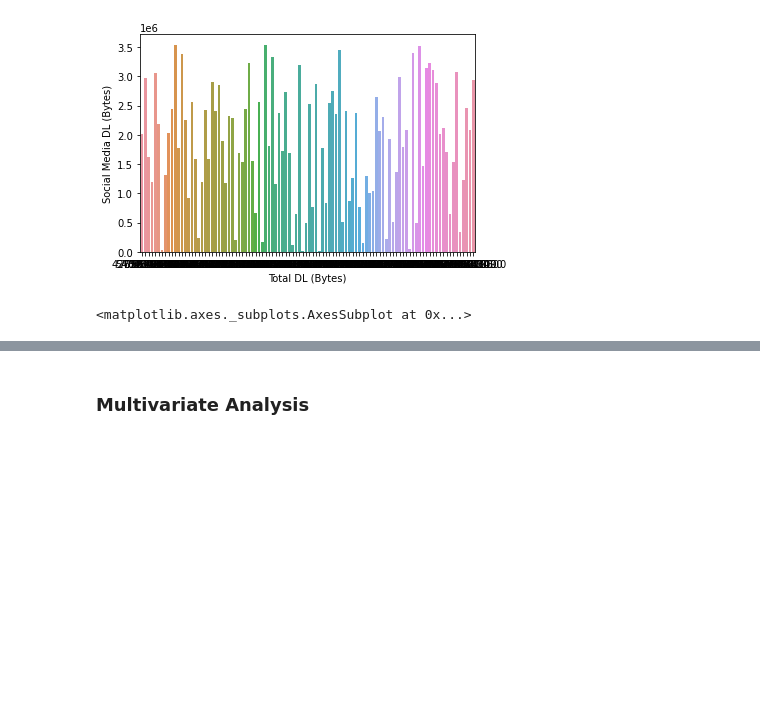
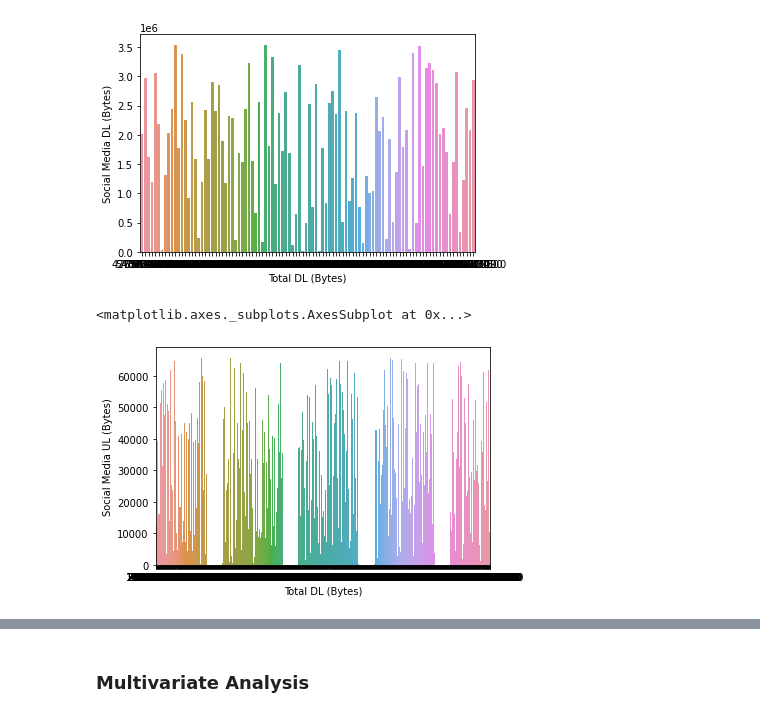
Before and after one commit to YasabnehT/Telecom_Data_Analysis, a Jupyter notebook: notebooks/UserOverviewAnalysis.ipynb, the cells around one changed output, grey strips where cells are left out. Drawn from its saved outputs; the diff is of its cells as text; code cells hidden in the pictures; blank space fills up the shorter version.

```diff
--- a/notebooks/UserOverviewAnalysis.ipynb
+++ b/notebooks/UserOverviewAnalysis.ipynb
@@ -1333,7 +1360,8 @@ sns.barplot(x='Total DL (Bytes)',y='Social Media DL (Bytes)',data=db_explore_100
 <matplotlib.axes._subplots.AxesSubplot at 0x...>
 [figure]
 # %%
-sns.barplot(x='Total DL (Bytes)',y='Social Media UL (Bytes)',data=db_explore)
+sns.barplot(x='Total DL (Bytes)',y='Social Media UL (Bytes)',data=db_explore.head(1000))
 # %% [output]
 <matplotlib.axes._subplots.AxesSubplot at 0x...>
+[figure, added]
 # %%
```
Also changed, not shown: parts of 59 cells of this notebook, 1 other file.
